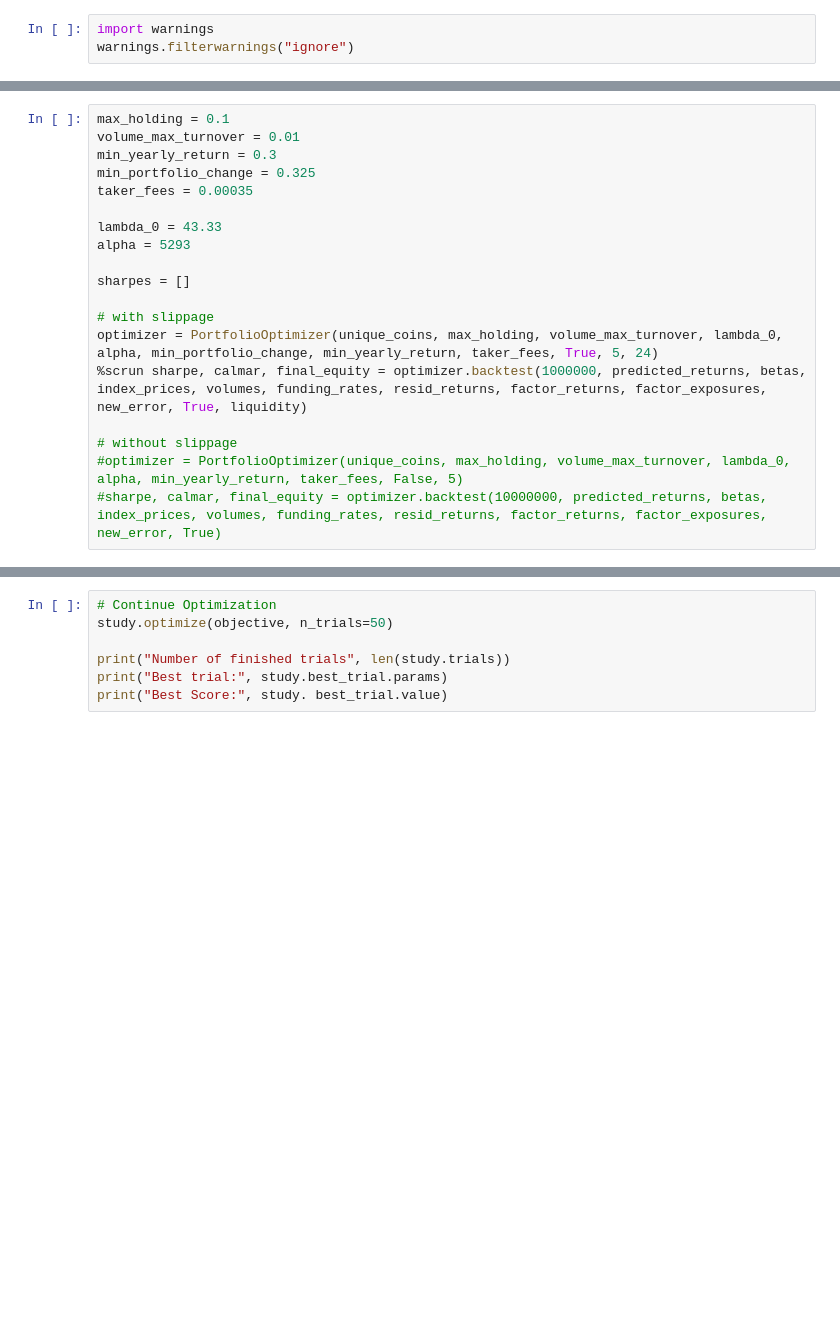
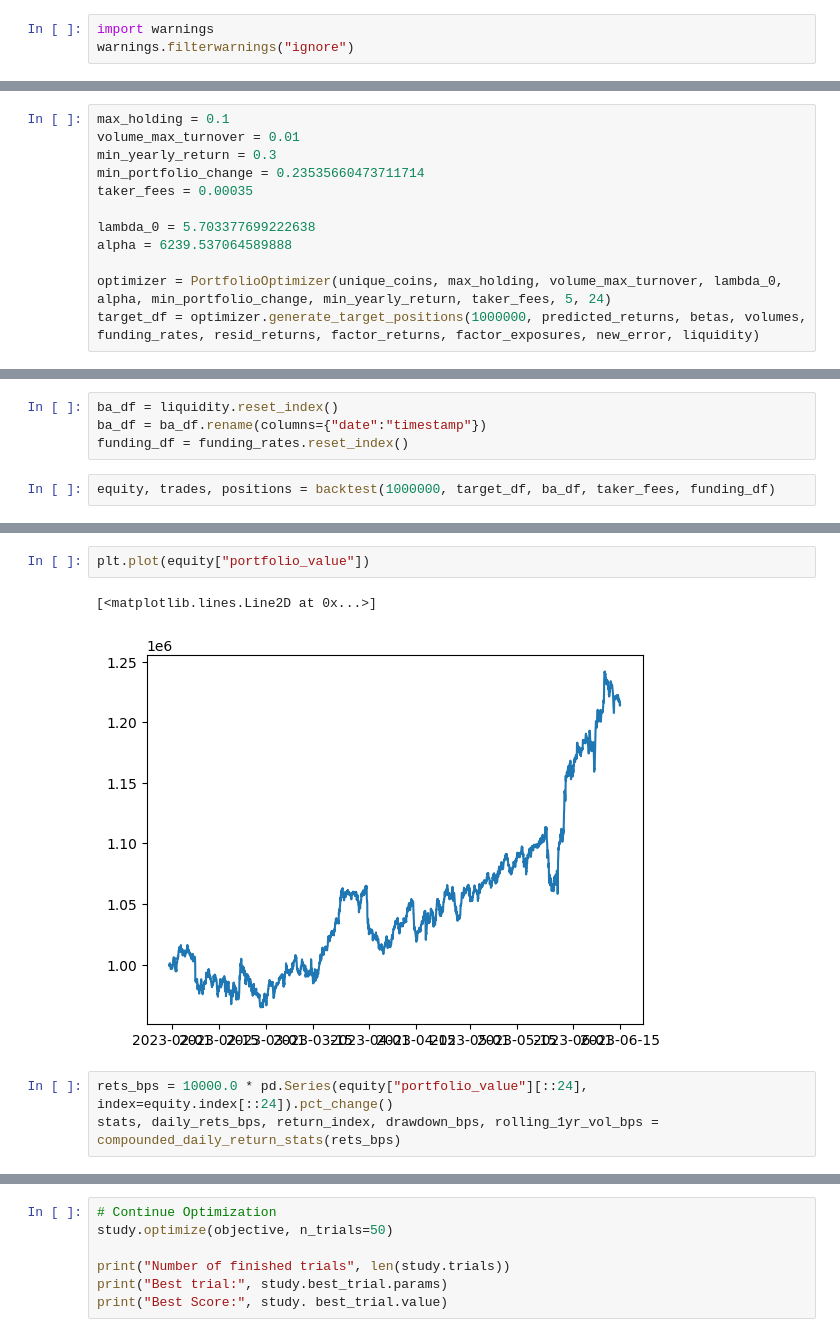
Before and after one commit to DavidZBaus/Optimizer, a Jupyter notebook: OptimizerTestRun.ipynb, the cells around one changed output, grey strips where cells are left out. Cells and saved outputs as stored; diff of their text form; blank space fills up the shorter version.

```diff
--- a/OptimizerTestRun.ipynb
+++ b/OptimizerTestRun.ipynb
@@ -169,18 +171,11 @@ warnings.filterwarnings("ignore")
 max_holding = 0.1
 volume_max_turnover = 0.01
 min_yearly_return = 0.3
-min_portfolio_change = 0.325
+min_portfolio_change = 0.23535660473711714
 taker_fees = 0.00035
 
-lambda_0 = 43.33
-alpha = 5293
+lambda_0 = 5.703377699222638
+alpha = 6239.537064589888
 
-sharpes = []
-
-# with slippage
-optimizer = PortfolioOptimizer(unique_coins, max_holding, volume_max_turnover, lambda_0, alpha, min_portfolio_change, min_yearly_return, taker_fees, True, 5, 24)
-%scrun sharpe, calmar, final_equity = optimizer.backtest(1000000, predicted_returns, betas, index_prices, volumes, funding_rates, resid_returns, factor_returns, factor_exposures, new_error, True, liquidity)
-
-# without slippage
-#optimizer = PortfolioOptimizer(unique_coins, max_holding, volume_max_turnover, lambda_0, alpha, min_yearly_return, taker_fees, False, 5)
-#sharpe, calmar, final_equity = optimizer.backtest(10000000, predicted_returns, betas, index_prices, volumes, funding_rates, resid_returns, factor_returns, factor_exposures, new_error, True)
+optimizer = PortfolioOptimizer(unique_coins, max_holding, volume_max_turnover, lambda_0, alpha, min_portfolio_change, min_yearly_return, taker_fees, 5, 24)
+target_df = optimizer.generate_target_positions(1000000, predicted_returns, betas, volumes, funding_rates, resid_returns, factor_returns, factor_exposures, new_error, liquidity)
@@ -224,0 +182,6 @@ Backtest Complete!
+# %%
+ba_df = liquidity.reset_index()
+ba_df = ba_df.rename(columns={"date":"timestamp"})
+funding_df = funding_rates.reset_index()
+# %%
+equity, trades, positions = backtest(1000000, target_df, ba_df, taker_fees, funding_df)
@@ -224,0 +206,8 @@ Backtest Complete!
+# %%
+plt.plot(equity["portfolio_value"])
+# %% [output]
+[<matplotlib.lines.Line2D at 0x...>]
+[figure, added]
+# %%
+rets_bps = 10000.0 * pd.Series(equity["portfolio_value"][::24], index=equity.index[::24]).pct_change()
+stats, daily_rets_bps, return_index, drawdown_bps, rolling_1yr_vol_bps = compounded_daily_return_stats(rets_bps)
```
Also changed, not shown: parts of 14 cells of this notebook, 1 other file.
